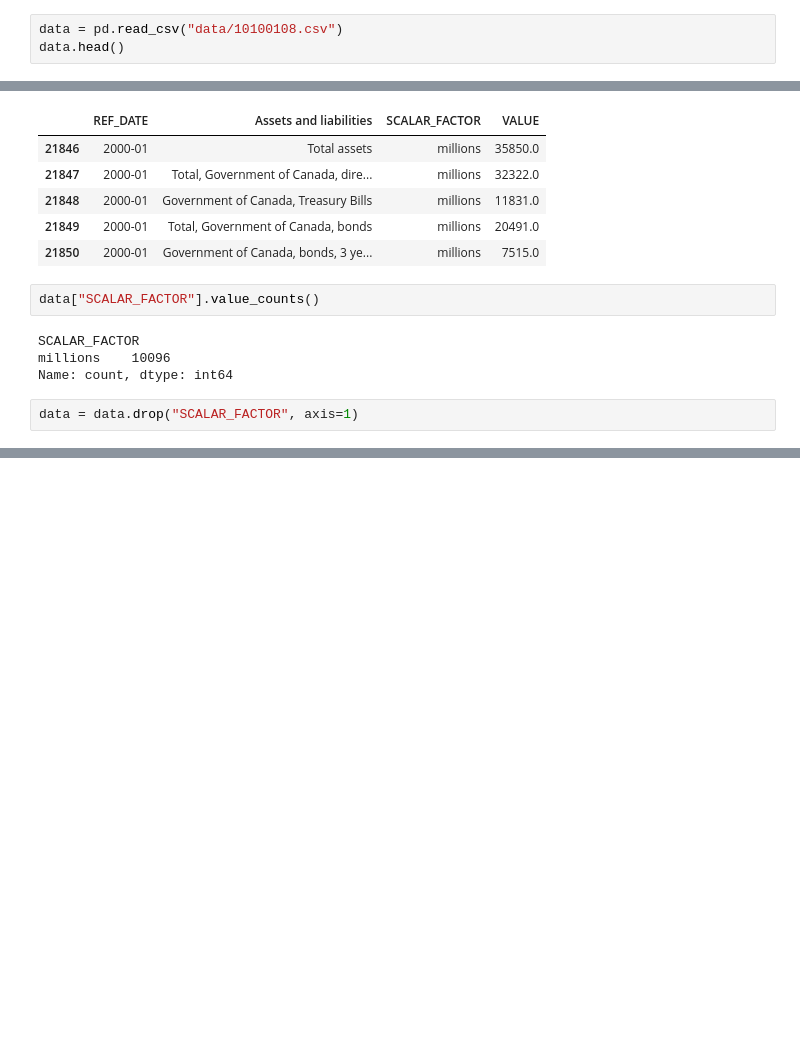
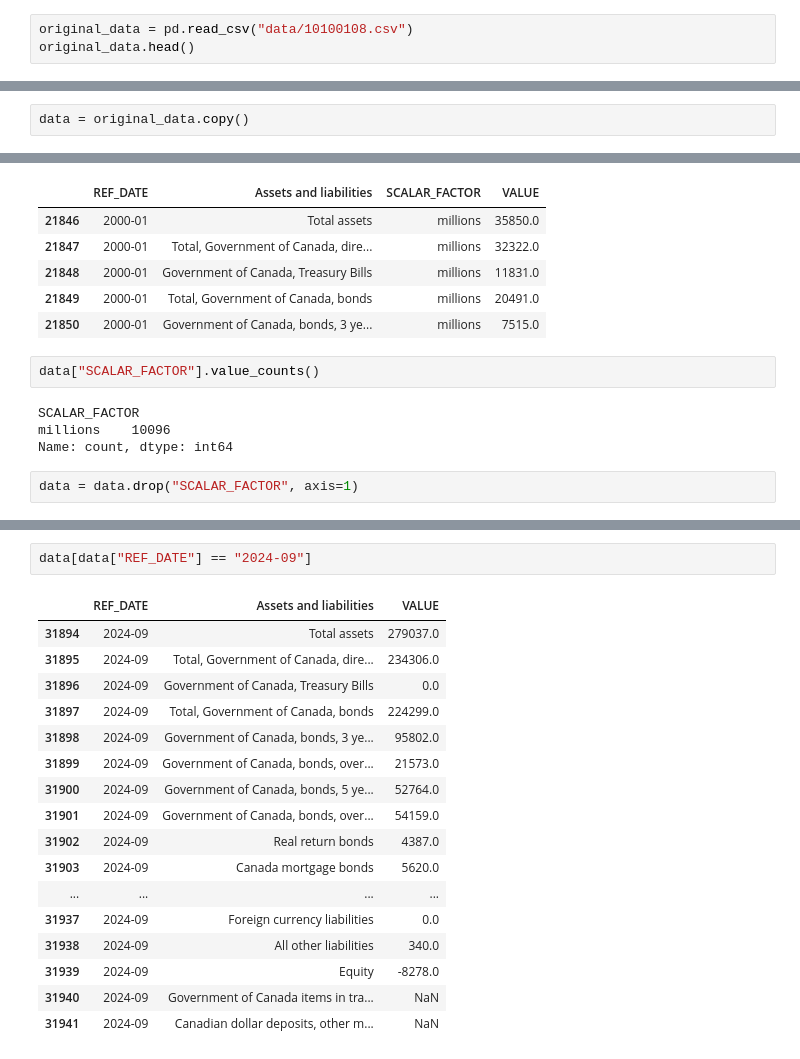
Before and after one commit to vanshuwjoshi/Bank-of-Canada-Assets-and-Liabilities, a Jupyter notebook: data_cleaning.ipynb, the cells around one changed output, grey strips where cells are left out. Cells and saved outputs as stored; diff of their text form; blank space fills up the shorter version.

Commit message:
Keeping required data

```diff
--- a/data_cleaning.ipynb
+++ b/data_cleaning.ipynb
@@ -10,8 +10,8 @@ warnings.filterwarnings('ignore')
 # %% [markdown]
 Data Link - https://www150.statcan.gc.ca/t1/tbl1/en/tv.action?pid=1010010801
 # %%
-data = pd.read_csv("data/10100108.csv")
-data.head()
+original_data = pd.read_csv("data/10100108.csv")
+original_data.head()
 # %% [output]
 |  | REF_DATE | GEO | DGUID | Assets and liabilities | UOM | UOM_ID | SCALAR_FACTOR | SCALAR_ID | VECTOR | ... |
 | 0 | 1935-01 | Canada | 2016A000011124 | Total assets | Dollars | 81 | millions | 6 | v36651 | ... |
@@ -19,6 +19,8 @@ data.head()
 | 2 | 1935-01 | Canada | 2016A000011124 | Government of Canada, Treasury Bills | Dollars | 81 | millions | 6 | v36653 | ... |
 | 3 | 1935-01 | Canada | 2016A000011124 | Total, Government of Canada, bonds | Dollars | 81 | millions | 6 | v36654 | ... |
 | 4 | 1935-01 | Canada | 2016A000011124 | Loans and receivables, advances t... | Dollars | 81 | millions | 6 | v36663 | ... |
+# %%
+data = original_data.copy()
 # %%
 data.columns
 # %% [output]
@@ -115,0 +136,20 @@ data = data.drop("SCALAR_FACTOR", axis=1)
+# %%
+data[data["REF_DATE"] == "2024-09"]
+# %% [output]
+|  | REF_DATE | Assets and liabilities | VALUE |
+| 31894 | 2024-09 | Total assets | 279037.0 |
+| 31895 | 2024-09 | Total, Government of Canada, dire... | 234306.0 |
+| 31896 | 2024-09 | Government of Canada, Treasury Bills | 0.0 |
+| 31897 | 2024-09 | Total, Government of Canada, bonds | 224299.0 |
+| 31898 | 2024-09 | Government of Canada, bonds, 3 ye... | 95802.0 |
+| 31899 | 2024-09 | Government of Canada, bonds, over... | 21573.0 |
+| 31900 | 2024-09 | Government of Canada, bonds, 5 ye... | 52764.0 |
+| 31901 | 2024-09 | Government of Canada, bonds, over... | 54159.0 |
+| 31902 | 2024-09 | Real return bonds | 4387.0 |
+| 31903 | 2024-09 | Canada mortgage bonds | 5620.0 |
+| ... | ... | ... | ... |
+| 31937 | 2024-09 | Foreign currency liabilities | 0.0 |
+| 31938 | 2024-09 | All other liabilities | 340.0 |
+| 31939 | 2024-09 | Equity | -8278.0 |
+| 31940 | 2024-09 | Government of Canada items in tra... | NaN |
+| 31941 | 2024-09 | Canadian dollar deposits, other m... | NaN |
```
Also changed, not shown: parts of 2 cells of this notebook.
